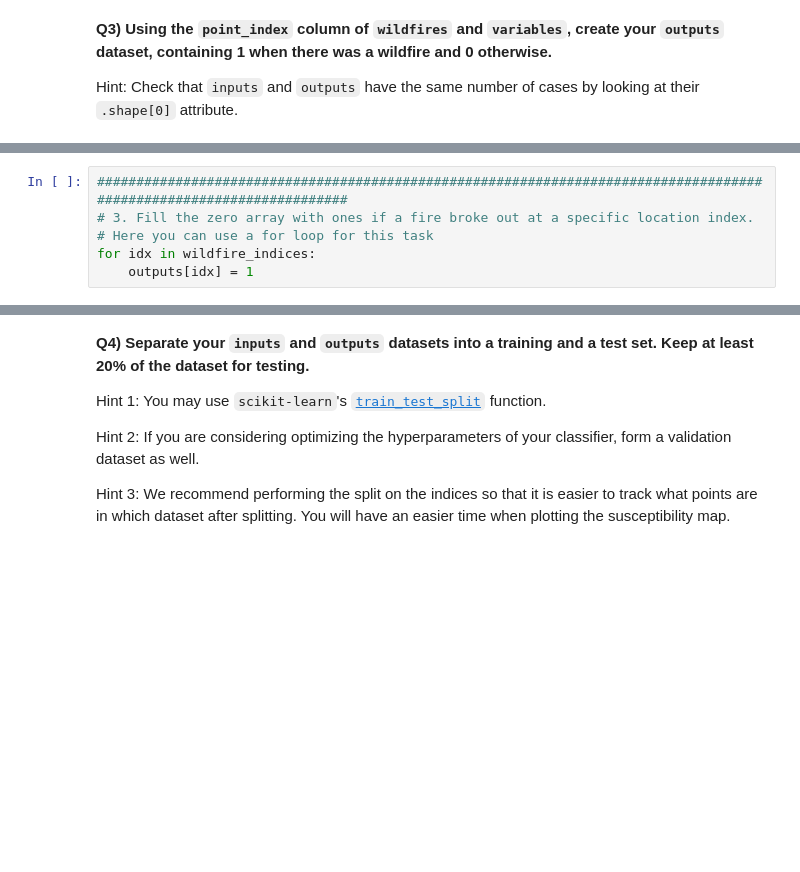
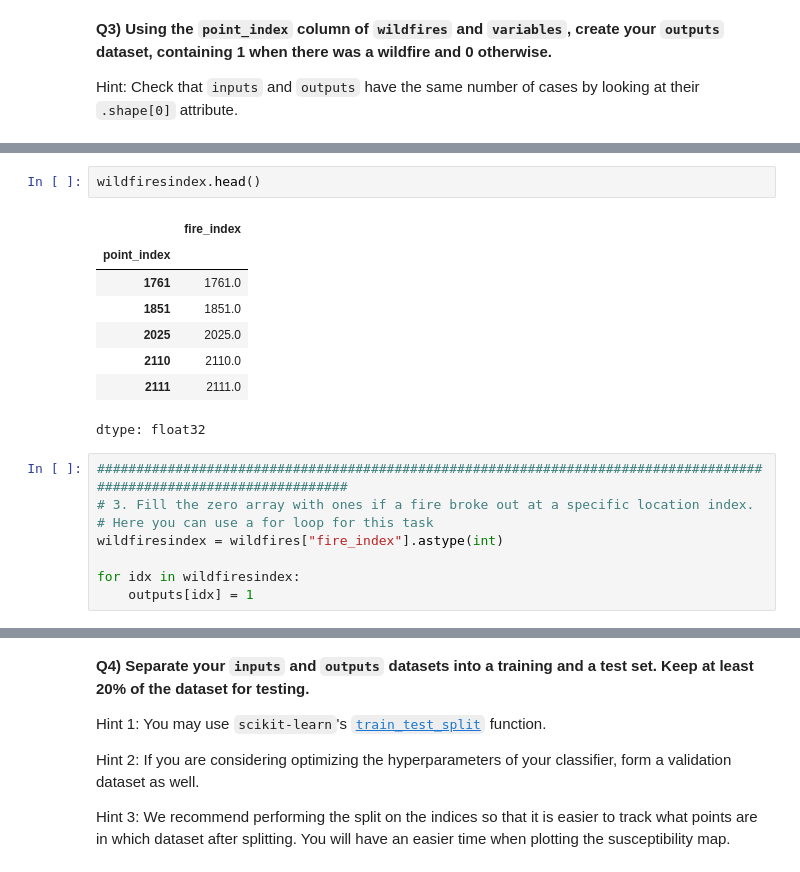
Before and after one commit to leajag/2025_ML_EES, a Jupyter notebook: Labs/2_4_Wildfire_Risk_Italy.ipynb, the cells around one changed output, grey strips where cells are left out. Saved outputs shown, nothing was run; the diff lists cells and outputs as text; blank space fills up the shorter version.

```diff
--- a/Labs/2_4_Wildfire_Risk_Italy.ipynb
+++ b/Labs/2_4_Wildfire_Risk_Italy.ipynb
@@ -212,8 +270,21 @@ outputs
+# %%
+wildfiresindex.head()
+# %% [output]
+|  | fire_index |
+| point_index |  |
+| 1761 | 1761.0 |
+| 1851 | 1851.0 |
+| 2025 | 2025.0 |
+| 2110 | 2110.0 |
+| 2111 | 2111.0 |
+dtype: float32
 # %%
 #####################################################################################################################
 # 3. Fill the zero array with ones if a fire broke out at a specific location index.
 # Here you can use a for loop for this task
-for idx in wildfire_indices:
+wildfiresindex = wildfires["fire_index"].astype(int)
+
+for idx in wildfiresindex:
     outputs[idx] = 1
 # %%
 #####################################################################################################################
```
Also changed, not shown: parts of 17 cells of this notebook.
